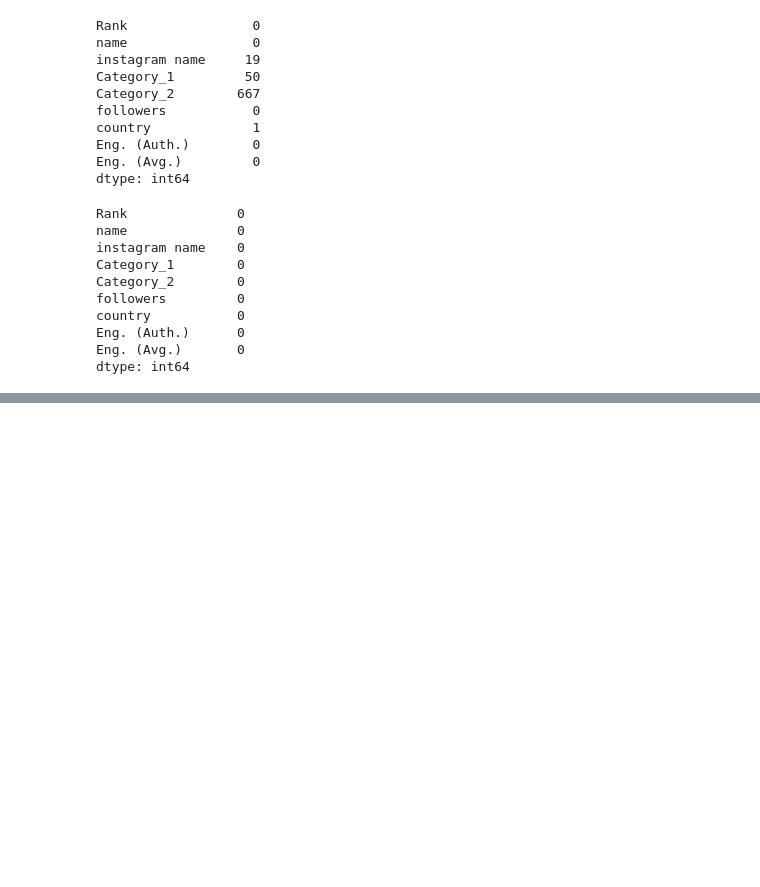
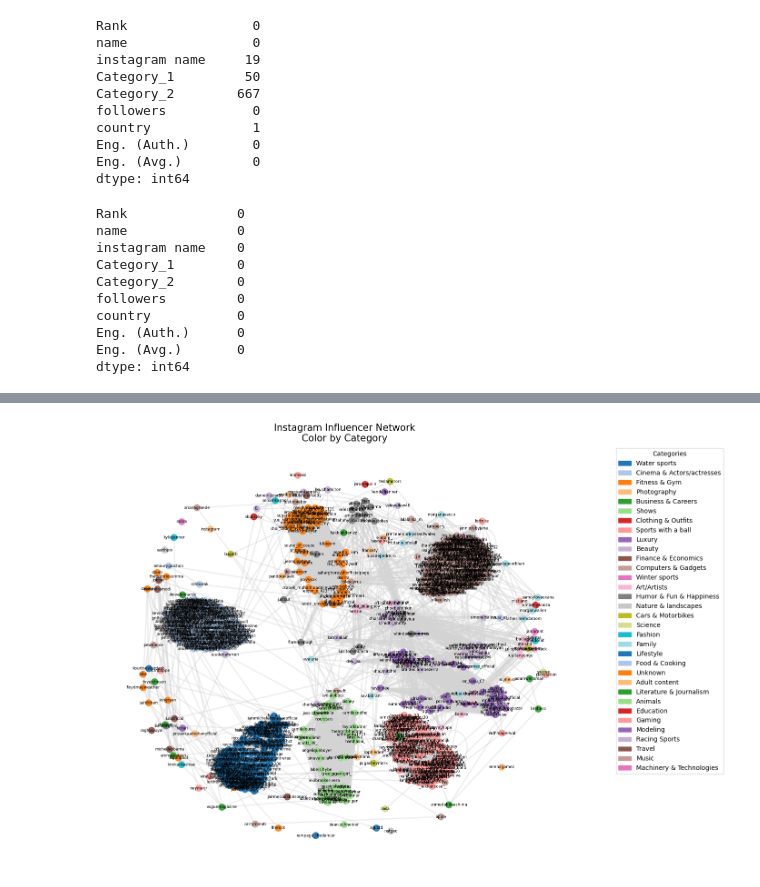
Before and after one commit to yeshilhazomVIT/Influence-Propagation-in-Marketing, a Jupyter notebook: sna_influence_propagation.ipynb, the cells around one changed output, grey strips where cells are left out. Cells and saved outputs as stored; diff of their text form; code cells hidden in the pictures; blank space fills up the shorter version.

Commit message:
Updated the influence propagation notebook

```diff
--- a/sna_influence_propagation.ipynb
+++ b/sna_influence_propagation.ipynb
@@ -163,0 +164,61 @@ plt.show()
+# %%
+from sklearn.preprocessing import MinMaxScaler
+from itertools import combinations
+import matplotlib.patches as mpatches
+
+# Basic preprocessing
+ig = ig[['name', 'followers', 'Eng. (Avg.)', 'Eng. (Auth.)', 'Category_1']]
+ig = ig.dropna()
+ig = ig[ig['Category_1'].notnull()]
+ig = ig.head(1000)
+
+# Normalize
+scaler = MinMaxScaler()
+ig[['followers', 'Eng. (Avg.)']] = scaler.fit_transform(ig[['followers', 'Eng. (Avg.)']])
+
+# Create graph
+G = nx.Graph()
+for _, row in ig.iterrows():
+    G.add_node(row['name'], category=row['Category_1'], followers=row['followers'], engagement=row['Eng. (Avg.)'])
+
+# Add edges
+for (i, row1), (j, row2) in combinations(ig.iterrows(), 2):
+    if row1['Category_1'] == row2['Category_1']:
+        follower_sim = 1 - abs(row1['followers'] - row2['followers'])
+        engagement_sim = 1 - abs(row1['Eng. (Avg.)'] - row2['Eng. (Avg.)'])
+        weight = (follower_sim + engagement_sim) / 2
+        if weight > 0.85:
+            G.add_edge(row1['name'], row2['name'], weight=round(weight, 2))
+
+# Unique categories and color mapping
+categories = list(set(nx.get_node_attributes(G, 'category').values()))
+colors = plt.cm.tab20.colors  # Up to 20 unique colors
+category_color_map = {cat: colors[i % len(colors)] for i, cat in enumerate(categories)}
+
+# Assign colors to nodes
+node_colors = [category_color_map[G.nodes[n]['category']] for n in G.nodes()]
+
+# Draw graph
+plt.figure(figsize=(14, 10))
+pos = nx.spring_layout(G, k=0.5, iterations=50, seed=42)
+edges = G.edges(data=True)
+
+nx.draw_networkx_nodes(G, pos, node_size=100, node_color=node_colors, alpha=0.9)
+nx.draw_networkx_edges(
+    G, pos,
+    width=[d['weight']*2 for (_, _, d) in edges],
+    edge_color='lightgray',  # Or use '#cccccc' or any light hex color
+    alpha=0.4  # Increase or decrease for lighter/darker appearance
+)
+nx.draw_networkx_labels(G, pos, font_size=6)
+
+# Create legend patches
+legend_handles = [mpatches.Patch(color=color, label=cat) for cat, color in category_color_map.items()]
+plt.legend(handles=legend_handles, title="Categories", bbox_to_anchor=(1.05, 1), loc='upper left')
+
+plt.title("Instagram Influencer Network\nColor by Category", fontsize=15)
+plt.axis('off')
+plt.tight_layout()
+plt.show()
+# %% [output]
+[figure, added]
```
Also changed, not shown: parts of 29 cells of this notebook.
